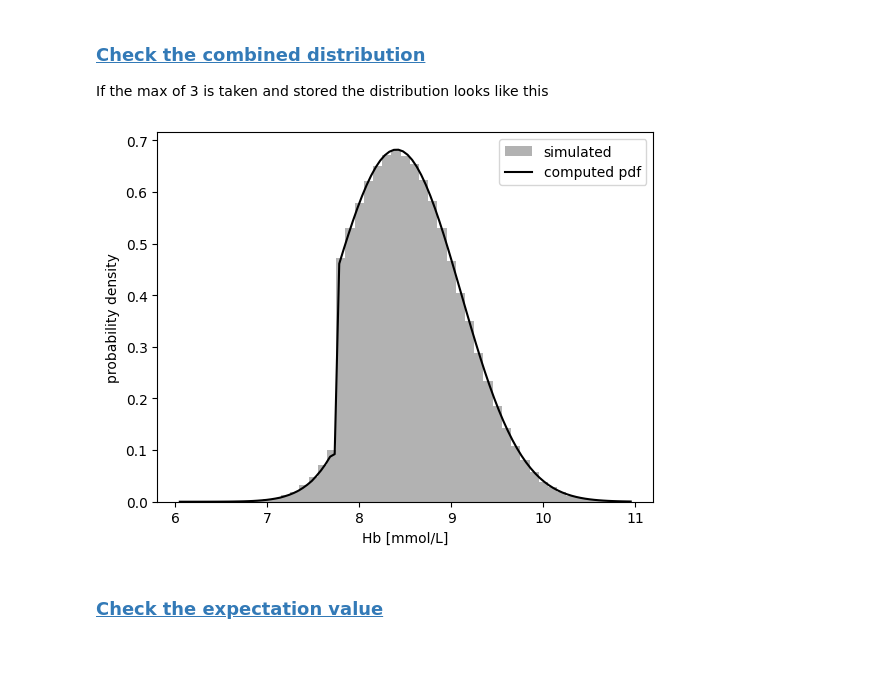
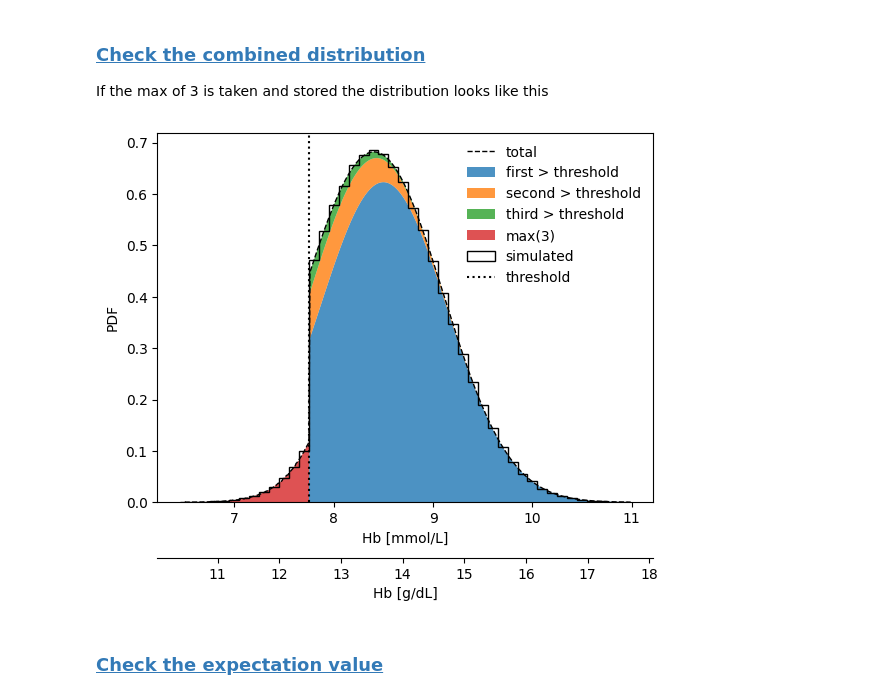
Before and after one commit to martp91/repeated_Hb_paper, a Jupyter notebook: supplemental.ipynb, the cells around one changed output. Drawn from its saved outputs; the diff is of its cells as text; code cells hidden in the pictures; blank space fills up the shorter version.

```diff
--- a/supplemental.ipynb
+++ b/supplemental.ipynb
@@ -82,20 +84,35 @@ plt.savefig('Simulation_check_x123.pdf', bbox_inches='tight')
 # %% [markdown]
 ### <a id='toc1_2_2_'></a>[Check the combined distribution](#toc0_)
 If the max of 3 is taken and stored the distribution looks like this
-# %%
-x = x1.copy()
-x[x < CUT] = x2[x<CUT]
-x[x < CUT] = x3[x < CUT]
-x[x <CUT] = np.max([x1, x2, x3], axis=0)[x < CUT]
-f, ax = plt.subplots(1)
-
-ax.hist(x, bins=bins, color='k', alpha=0.3, density=True, label='simulated')
-ax.plot(xs, pdf_comb(xs, MU, SIG_TOTAL, RHO, CUT), color='k', label='computed pdf')
-ax.set(xlabel='Hb [mmol/L]', ylabel='probability density')
-ax.legend()
-plt.savefig('Simulation_check_xcomb.pdf', bbox_inches='tight')
-# %% [output]
-[figure, removed]
+# %%
+xs = np.arange(6.5, 11, 0.01)
+
+
+
+f_total = pdf_comb(xs, MU, SIG_TOTAL, RHO, CUT-0.05)
+f, ax = plt.subplots(1)
+ax_gdl = add_gdl_axis_below(ax, offset=-0.15)
+
+ax.plot(xs, f_total, color='k', label='total', lw=1, ls='--')
+fp1, fp2, fp3, fpmax = pdf_comb(xs, MU, SIG_TOTAL, RHO, CUT-0.05, split=True)
+
+ax.fill_between(xs, fp1, alpha=0.8, label='first > threshold')
+ax.fill_between(xs, fp1, fp1+fp2, alpha=0.8, label='second > threshold')
+ax.fill_between(xs, fp1+fp2, fp1+fp2+fp3, alpha=0.8, label='third > threshold')
+ax.fill_between(xs, fp1+fp2+fp3, fp1+fp2+fp3+fpmax, alpha=0.8, label='max(3)')
+
+
+xmax = np.max([x1, x2, x3], axis=0)
+xmeas = np.where(x1 < CUT, np.where(x2 < CUT, xmax, x2), x1)
+# del x1, x2, x3, xmax
+ax.hist(xmeas, bins=np.arange(xs.min()-0.05, xs.max(), 0.1), density=True, histtype='step', color='k', label='simulated')
+
+ax.axvline(7.75, color='k', ls=':', label='threshold')
+ax.legend(frameon=False, loc=1)
+ax.set(xlabel='Hb [mmol/L]', ylabel='PDF')
+plt.savefig('Figure_simulated_all.pdf', bbox_inches='tight')
+# %% [output]
+[figure, added]
 # %% [markdown]
 ### <a id='toc1_2_3_'></a>[Check the expectation value](#toc0_)
 # %%
```
Also changed, not shown: parts of 8 cells of this notebook, 3 other files.
